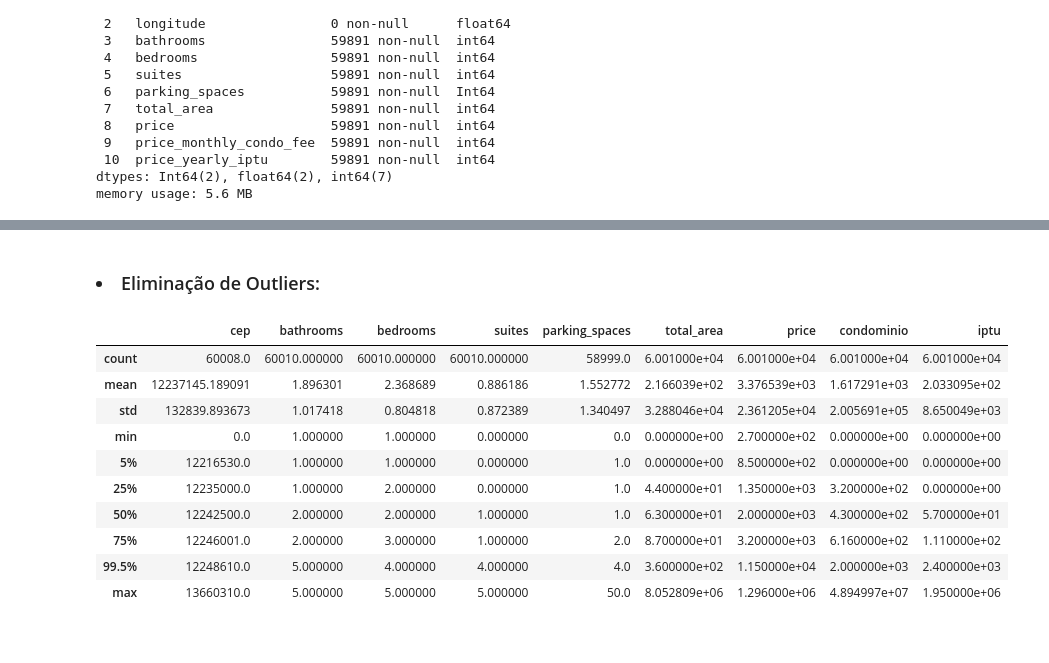
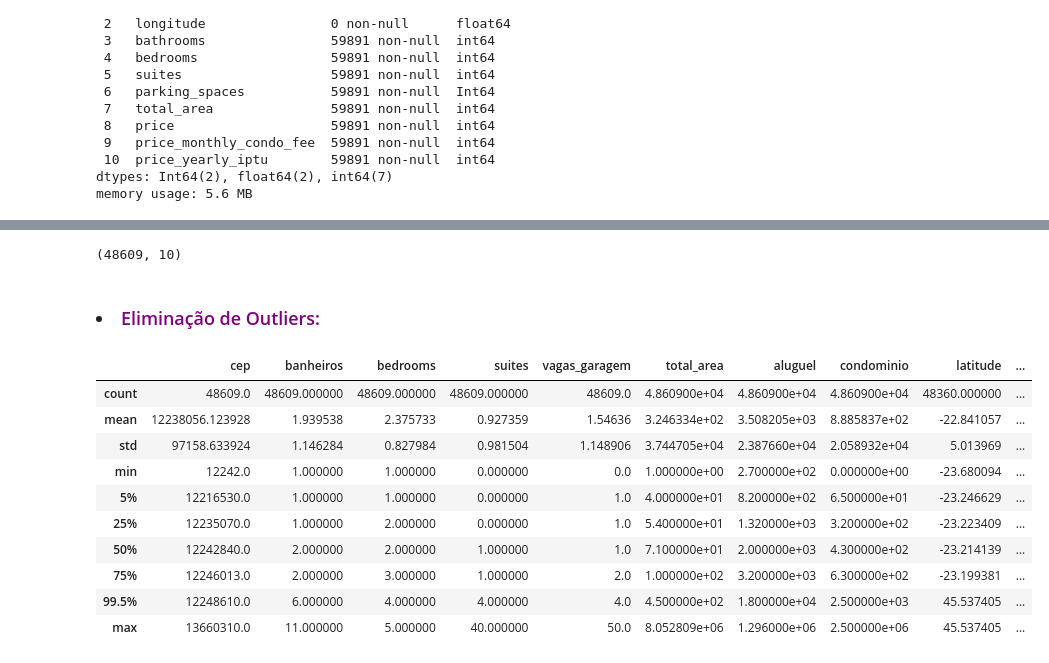
Before and after one commit to fabiollg/PI-4_Predicao_Valores_Imoveis_SJC, a Jupyter notebook: PI_4_Predicao_Valores_Imoveis_SJC.ipynb, the cells around one changed output, grey strips where cells are left out. Cells and saved outputs as stored; diff of their text form; code cells hidden in the pictures.

```diff
--- a/PI_4_Predicao_Valores_Imoveis_SJC.ipynb
+++ b/PI_4_Predicao_Valores_Imoveis_SJC.ipynb
@@ -462,4 +431,4 @@ dtypes: Int64(2), float64(2), int64(7)
 memory usage: 5.6 MB
 # %%
 # Efetuar merge com CEPs.
-dados_bed_filt.merge(url_cep2018_filt, how = 'left', left_on = 'address_zipcode', right_on = 'cep')
+dados_bed_filt = dados_bed_filt.merge(url_cep2018_filt, how = 'left', left_on = 'address_zipcode', right_on = 'cep')
@@ -495,0 +453,11 @@ display(dados_bed_filt)
+# %%
+dados_bed_filt.drop(columns=['latitude_x','longitude_x','cep'],inplace=True)
+# %%
+# Renomeando as colunas
+dados_bed_filt.rename(columns={'address_zipcode': 'cep', 'bathrooms': 'banheiros', 'parking_spaces': 'vagas_garagem', 'price': 'aluguel', 'price_monthly_condo_fee': 'condominio', 'price_yearly_iptu': 'iptu', 'latitude_y': 'latitude', 'longitude_y':'longitude'},inplace=True)
+display(dados_bed_filt.head())
+display(dados_bed_filt.shape)
+# Mostrando quantas linhas possuem zero como valor da área do imóvel
+display(dados_bed_filt[dados_bed_filt['total_area'] == 0].shape)
+# Mostrando quantas linhas possuem zero como valor do IPTU do imóvel
+display(dados_bed_filt[dados_bed_filt['iptu'] == 0].shape)
@@ -495,0 +478,6 @@ display(dados_bed_filt)
+# %%
+# Eliminando linhas com área do imóvel = 0.
+dados_tratados = dados_bed_filt[dados_bed_filt['total_area'] != 0]
+# Removendo coluna 'iptu' do dataframe.
+dados_tratados = dados_tratados.drop(columns='iptu')
+display(dados_tratados.head())
@@ -496,16 +491,21 @@ display(dados_bed_filt)
+# %%
+# Exibindo o número de linhas e colunas remanescentes no dataframe.
+dados_tratados.shape
+# %% [output]
+(48609, 10)
 # %% [markdown]
-### <li>Eliminação de Outliers:
+### <li><font color="#800080">Eliminação de Outliers:</font>
 # %%
-dados_bed_filt.describe(percentiles=[0.05,0.25,0.50,0.75,0.995])
+dados_tratados.describe(percentiles=[0.05,0.25,0.50,0.75,0.995])
 # %% [output]
-|  | cep | bathrooms | bedrooms | suites | parking_spaces | total_area | price | condominio | iptu |
-| count | 60008.0 | 60010.000000 | 60010.000000 | 60010.000000 | 58999.0 | 6.001000e+04 | 6.001000e+04 | 6.001000e+04 | 6.001000e+04 |
-| mean | 12237145.189091 | 1.896301 | 2.368689 | 0.886186 | 1.552772 | 2.166039e+02 | 3.376539e+03 | 1.617291e+03 | 2.033095e+02 |
-| std | 132839.893673 | 1.017418 | 0.804818 | 0.872389 | 1.340497 | 3.288046e+04 | 2.361205e+04 | 2.005691e+05 | 8.650049e+03 |
-| min | 0.0 | 1.000000 | 1.000000 | 0.000000 | 0.0 | 0.000000e+00 | 2.700000e+02 | 0.000000e+00 | 0.000000e+00 |
-| 5% | 12216530.0 | 1.000000 | 1.000000 | 0.000000 | 1.0 | 0.000000e+00 | 8.500000e+02 | 0.000000e+00 | 0.000000e+00 |
-| 25% | 12235000.0 | 1.000000 | 2.000000 | 0.000000 | 1.0 | 4.400000e+01 | 1.350000e+03 | 3.200000e+02 | 0.000000e+00 |
-| 50% | 12242500.0 | 2.000000 | 2.000000 | 1.000000 | 1.0 | 6.300000e+01 | 2.000000e+03 | 4.300000e+02 | 5.700000e+01 |
-| 75% | 12246001.0 | 2.000000 | 3.000000 | 1.000000 | 2.0 | 8.700000e+01 | 3.200000e+03 | 6.160000e+02 | 1.110000e+02 |
-| 99.5% | 12248610.0 | 5.000000 | 4.000000 | 4.000000 | 4.0 | 3.600000e+02 | 1.150000e+04 | 2.000000e+03 | 2.400000e+03 |
-| max | 13660310.0 | 5.000000 | 5.000000 | 5.000000 | 50.0 | 8.052809e+06 | 1.296000e+06 | 4.894997e+07 | 1.950000e+06 |
+|  | cep | banheiros | bedrooms | suites | vagas_garagem | total_area | aluguel | condominio | latitude | ... |
+| count | 48609.0 | 48609.000000 | 48609.000000 | 48609.000000 | 48609.0 | 4.860900e+04 | 4.860900e+04 | 4.860900e+04 | 48360.000000 | ... |
+| mean | 12238056.123928 | 1.939538 | 2.375733 | 0.927359 | 1.54636 | 3.246334e+02 | 3.508205e+03 | 8.885837e+02 | -22.841057 | ... |
+| std | 97158.633924 | 1.146284 | 0.827984 | 0.981504 | 1.148906 | 3.744705e+04 | 2.387660e+04 | 2.058932e+04 | 5.013969 | ... |
+| min | 12242.0 | 1.000000 | 1.000000 | 0.000000 | 0.0 | 1.000000e+00 | 2.700000e+02 | 0.000000e+00 | -23.680094 | ... |
+| 5% | 12216530.0 | 1.000000 | 1.000000 | 0.000000 | 1.0 | 4.000000e+01 | 8.200000e+02 | 6.500000e+01 | -23.246629 | ... |
+| 25% | 12235070.0 | 1.000000 | 2.000000 | 0.000000 | 1.0 | 5.400000e+01 | 1.320000e+03 | 3.200000e+02 | -23.223409 | ... |
+| 50% | 12242840.0 | 2.000000 | 2.000000 | 1.000000 | 1.0 | 7.100000e+01 | 2.000000e+03 | 4.300000e+02 | -23.214139 | ... |
+| 75% | 12246013.0 | 2.000000 | 3.000000 | 1.000000 | 2.0 | 1.000000e+02 | 3.200000e+03 | 6.300000e+02 | -23.199381 | ... |
+| 99.5% | 12248610.0 | 6.000000 | 4.000000 | 4.000000 | 4.0 | 4.500000e+02 | 1.800000e+04 | 2.500000e+03 | 45.537405 | ... |
+| max | 13660310.0 | 11.000000 | 5.000000 | 40.000000 | 50.0 | 8.052809e+06 | 1.296000e+06 | 2.500000e+06 | 45.537405 | ... |
```
Also changed, not shown: parts of 49 cells of this notebook.
